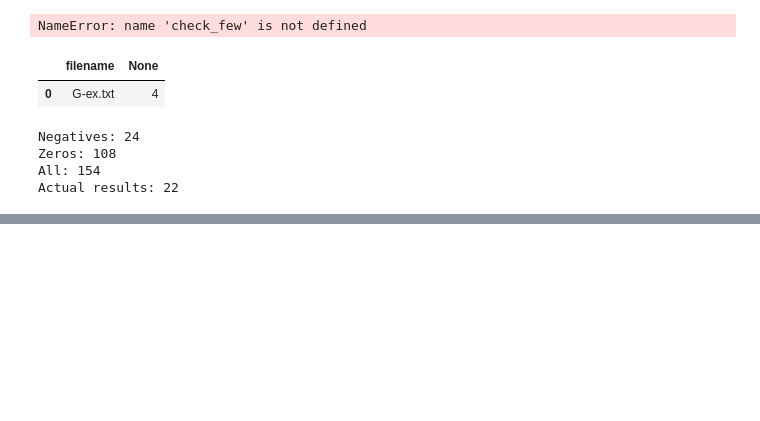
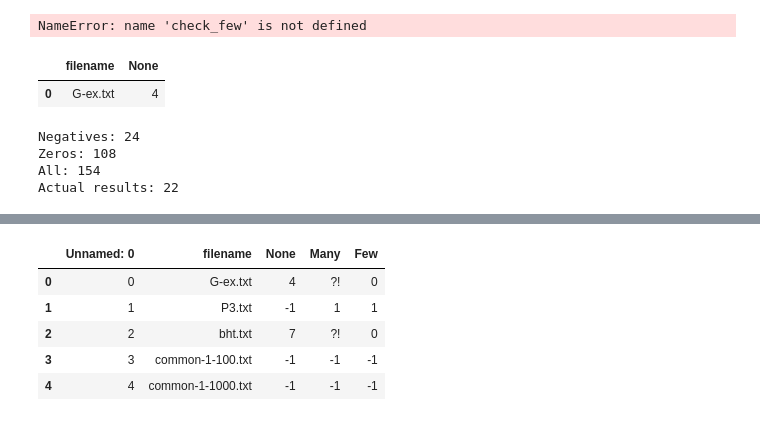
Before and after one commit to Christian-Weidemann/Red-scare-group-d, a Jupyter notebook: notebooks/Few.ipynb, the cells around one changed output, grey strips where cells are left out. Cells and saved outputs as stored; diff of their text form; code cells hidden in the pictures; blank space fills up the shorter version.

Commit message:
Merged Few results

```diff
--- a/notebooks/Few.ipynb
+++ b/notebooks/Few.ipynb
@@ -198,0 +209,10 @@ result.to_csv("../results2.txt")
+# %%
+df = pd.read_csv("../results.txt")
+df.head()
+# %% [output]
+|  | Unnamed: 0 | filename | None | Many | Few |
+| 0 | 0 | G-ex.txt | 4 | ?! | 0 |
+| 1 | 1 | P3.txt | -1 | 1 | 1 |
+| 2 | 2 | bht.txt | 7 | ?! | 0 |
+| 3 | 3 | common-1-100.txt | -1 | -1 | -1 |
+| 4 | 4 | common-1-1000.txt | -1 | -1 | -1 |
```
Also changed, not shown: parts of 1 cell of this notebook, 1 other file.
